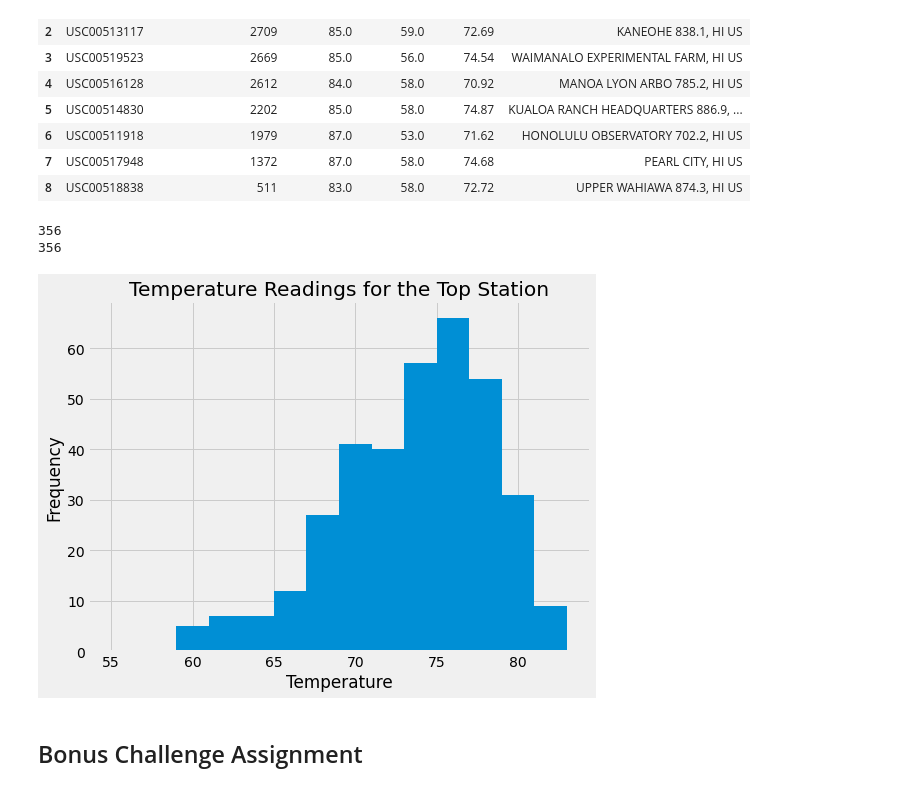
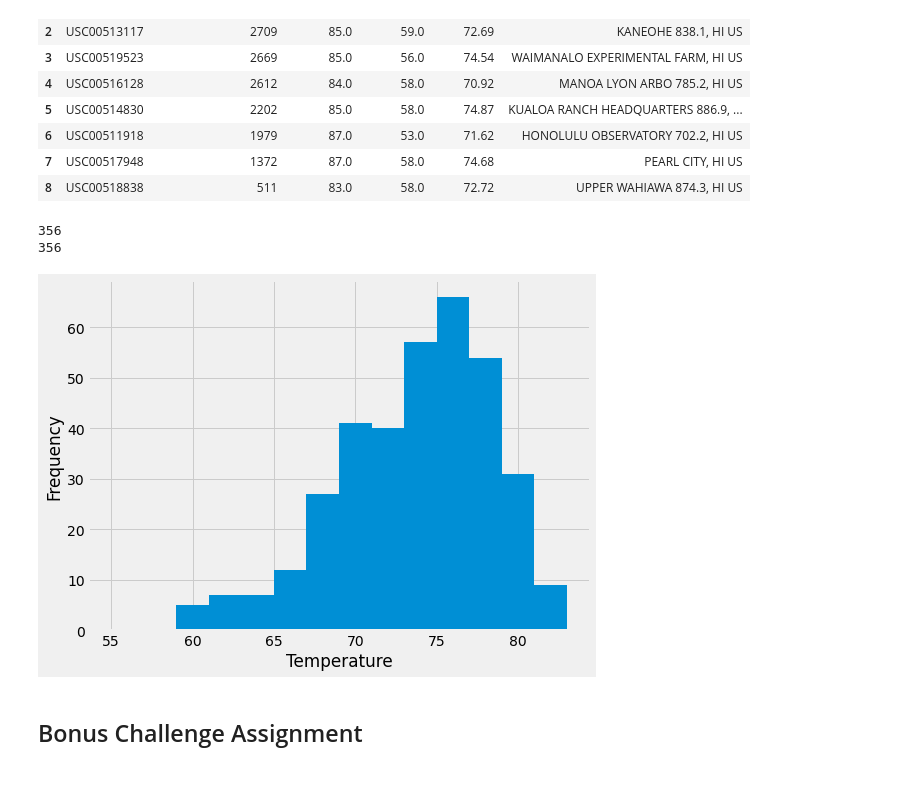
Before and after one commit to travisb98/Climate_Analysis, a Jupyter notebook: climate.ipynb, the cells around one changed output. Saved outputs shown, nothing was run; the diff lists cells and outputs as text; code cells hidden in the pictures.

```diff
--- a/climate.ipynb
+++ b/climate.ipynb
@@ -171,40 +167,36 @@ top_station=station_summary_df["station"][0]
 # Query the last 12 months of temperature observation data for this station and plot the results as a histogram
 
 ### find the first and last date we'll be plotting
 top_last_date = dt.datetime.strptime(session.query(mt.date,mt.tobs).filter(mt.station==top_station).order_by(mt.date.desc()).first()[0],'%Y-%m-%d')
 
+
 top_first_date = top_last_date - dt.timedelta(days=365)
 
 
 ##### using the first and last date for the top station, query the temp data
+
 top_station_temps_df=pd.DataFrame(session.query(mt.date,mt.tobs).filter(mt.station==top_station,mt.date>top_first_date).all())
-
 ###making the date he index
 top_station_temps_df.set_index('date',inplace=True)
 
 
 print(len(top_station_temps_df))
 top_station_temps_df.dropna(inplace=True)
 
 
 
 bin=np.arange(55,85,2)
 bin
 print(len(top_station_temps_df))
 fig,ax=plt.subplots(figsize=(8,6))
 ax.hist(top_station_temps_df.tobs,bins=bin)
 plt.xlabel("Temperature")
 plt.ylabel("Frequency")
-plt.title("Temperature Readings for the Top Station")
-
-#saving an image of the plot
-plt.savefig('Images/stationChart.png')
-
 plt.show()
 # %% [output]
 356
 356
-[figure, old version]
+[figure, new version]
 # %% [markdown]
 ## Bonus Challenge Assignment
 # %%
```
Also changed, not shown: parts of 14 cells of this notebook, 1 other file.
